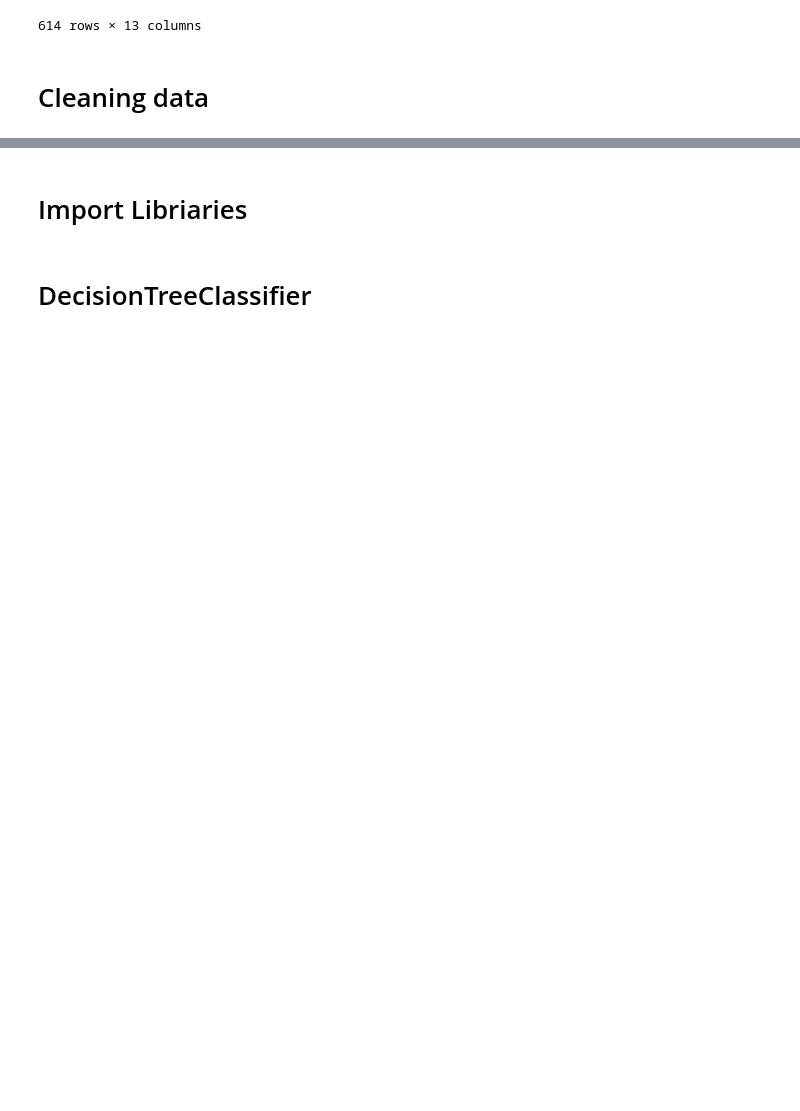
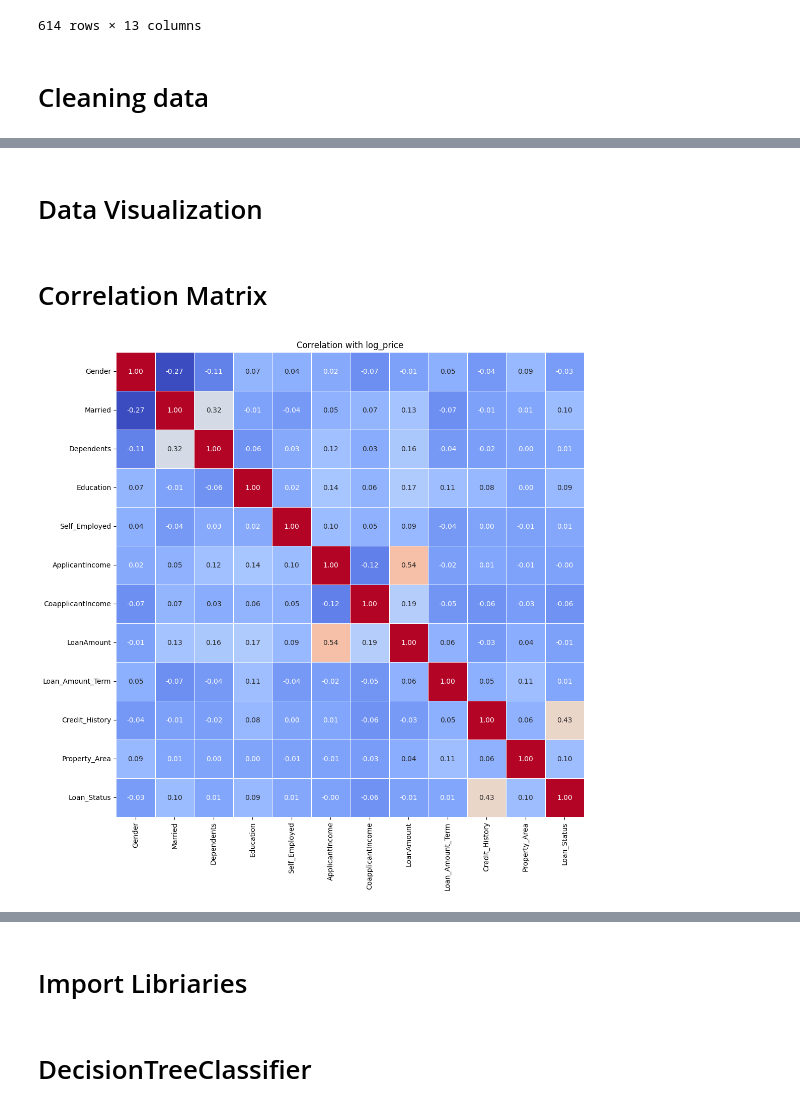
Before and after one commit to Sleeperalex/Loan-Approval-ML, a Jupyter notebook: ML.ipynb, the cells around one changed output, grey strips where cells are left out. Drawn from its saved outputs; the diff is of its cells as text; code cells hidden in the pictures; blank space fills up the shorter version.

```diff
--- a/ML.ipynb
+++ b/ML.ipynb
@@ -73 +80,15 @@ data
 614 rows × 12 columns
+# %% [markdown]
+# Data Visualization
+# %% [markdown]
+# Correlation Matrix
+# %%
+from matplotlib import pyplot as plt
+import seaborn as sns
+
+plt.figure(figsize=(12, 12))
+sns.heatmap(data.corr(), annot=True, cmap='coolwarm', fmt=".2f", linewidths=.5, cbar=False)
+plt.title('Correlation with log_price')
+plt.show()
+# %% [output]
+[figure, added]
```
Also changed, not shown: parts of 7 cells of this notebook.
